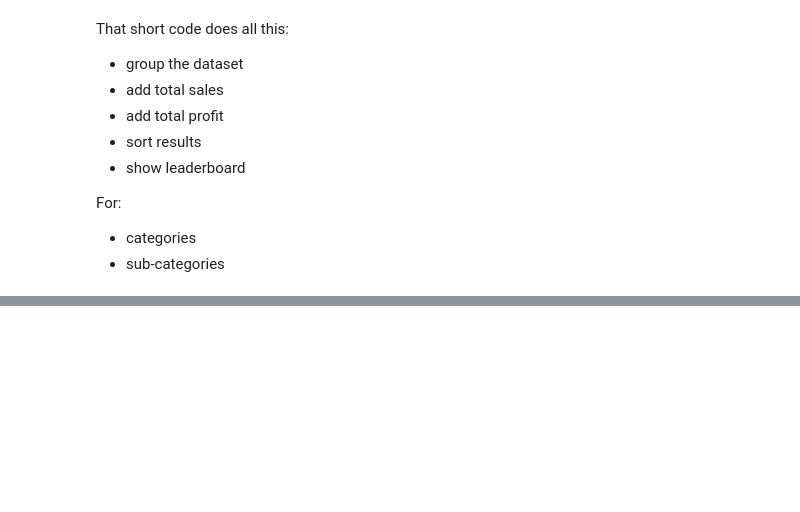
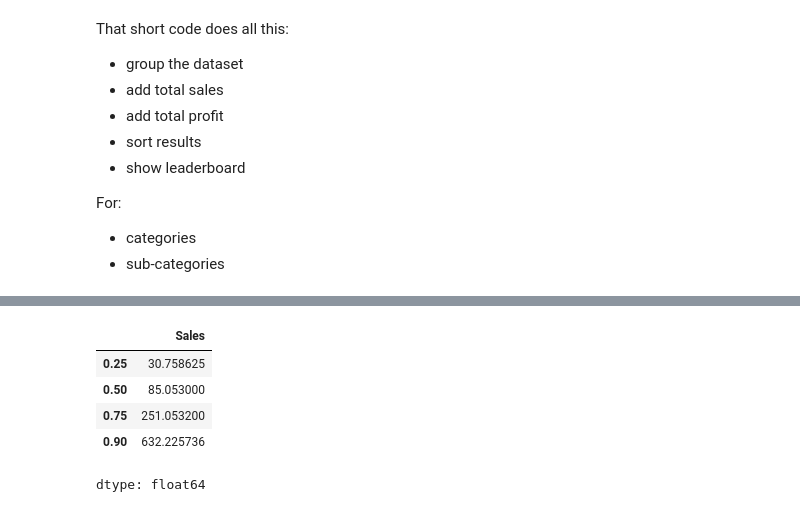
Before and after one commit to EBNyame/Global-Sales-Data-Analysis-using-Pandas-NumPy, a Jupyter notebook: data/sales_analysis.ipynb, the cells around one changed output, grey strips where cells are left out. Saved outputs shown, nothing was run; the diff lists cells and outputs as text; code cells hidden in the pictures; blank space fills up the shorter version.

```diff
--- a/data/sales_analysis.ipynb
+++ b/data/sales_analysis.ipynb
@@ -407,0 +432,11 @@ For:
+# %%
+# Multiple percentiles at once
+percentile_sales = df['Sales'].quantile([0.25, 0.5, 0.75, 0.9])
+percentile_sales
+# %% [output]
+|  | Sales |
+| 0.25 | 30.758625 |
+| 0.50 | 85.053000 |
+| 0.75 | 251.053200 |
+| 0.90 | 632.225736 |
+dtype: float64
```
Also changed, not shown: parts of 22 cells of this notebook.
